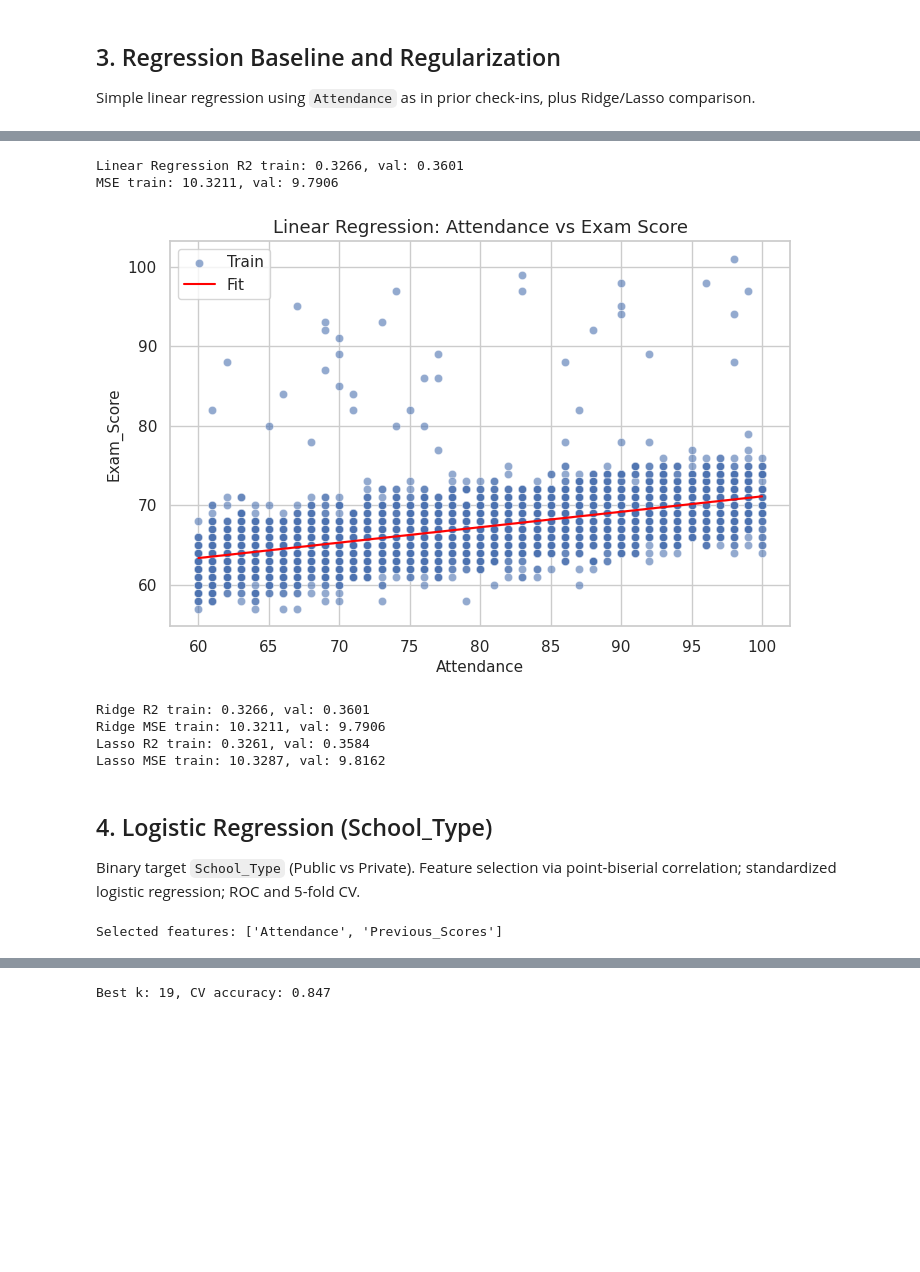
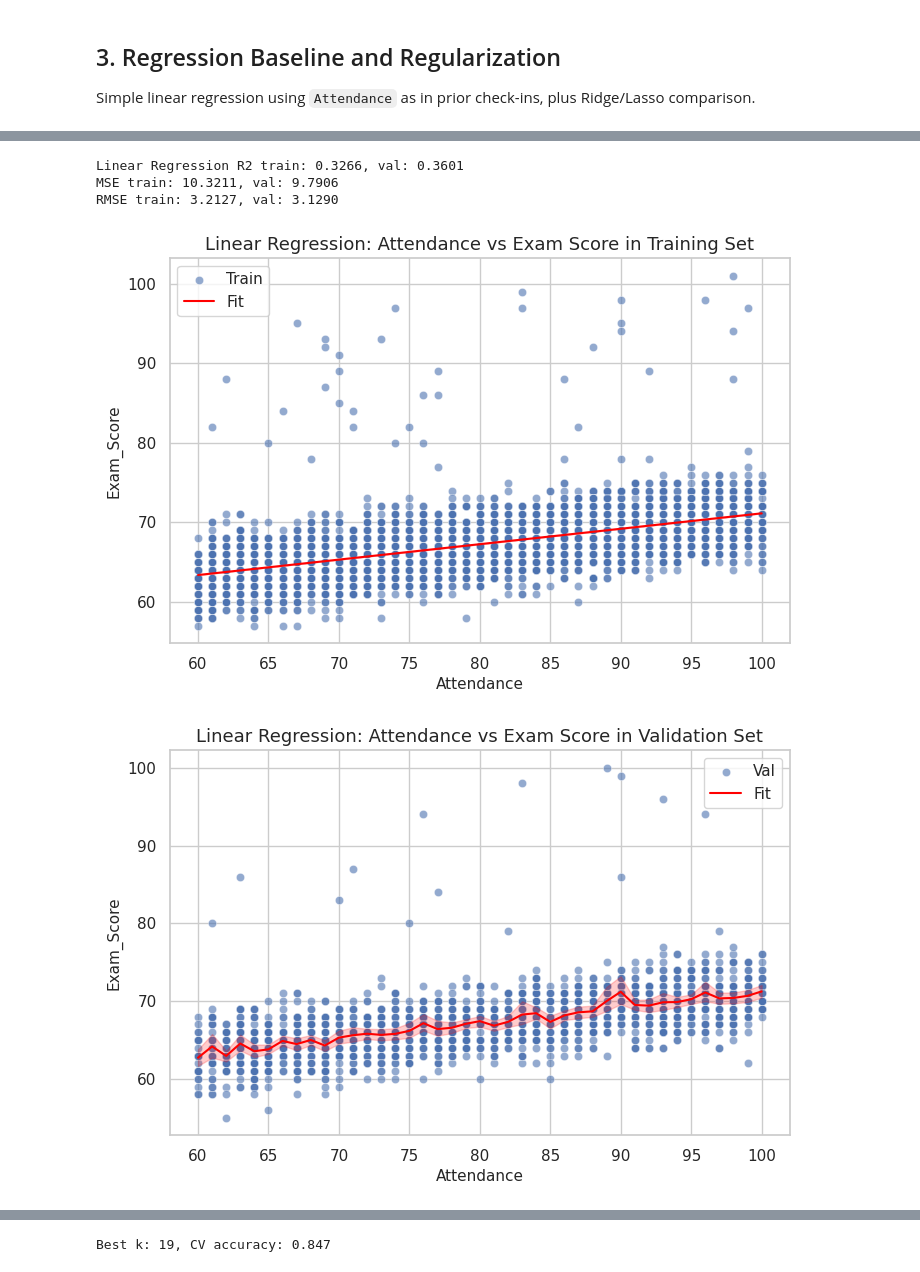
Before and after one commit to AuroraCh814/CS148_25Fall, a Jupyter notebook: notebooks/07_main_pipeline.ipynb, the cells around one changed output, grey strips where cells are left out. Cells and saved outputs as stored; diff of their text form; code cells hidden in the pictures; blank space fills up the shorter version.

```diff
--- a/notebooks/07_main_pipeline.ipynb
+++ b/notebooks/07_main_pipeline.ipynb
@@ -181,66 +188,34 @@ r2_train = r2_score(y_train_reg, y_train_pred)
 r2_val = r2_score(y_val_reg, y_val_pred)
 mse_train = mean_squared_error(y_train_reg, y_train_pred)
 mse_val = mean_squared_error(y_val_reg, y_val_pred)
+rmse_train = np.sqrt(mse_train)
+rmse_val = np.sqrt(mse_val)
 
 print(f"Linear Regression R2 train: {r2_train:.4f}, val: {r2_val:.4f}")
 print(f"MSE train: {mse_train:.4f}, val: {mse_val:.4f}")
+print(f"RMSE train: {rmse_train:.4f}, val: {rmse_val:.4f}")
 # %% [output]
 Linear Regression R2 train: 0.3266, val: 0.3601
 MSE train: 10.3211, val: 9.7906
+RMSE train: 3.2127, val: 3.1290
 # %%
 
 # Plot training fit
 plt.figure(figsize=(8,5))
 sns.scatterplot(x=X_train_reg['Attendance'], y=y_train_reg, label='Train', alpha=0.6)
 sns.lineplot(x=X_train_reg['Attendance'], y=y_train_pred, color='red', label='Fit')
-plt.title('Linear Regression: Attendance vs Exam Score')
+plt.title('Linear Regression: Attendance vs Exam Score in Training Set')
 plt.xlabel('Attendance')
 plt.ylabel('Exam_Score')
 plt.show()
+
+plt.figure(figsize=(8,5))
+sns.scatterplot(x=X_val_reg['Attendance'], y=y_val_reg, label='Val', alpha=0.6)
+sns.lineplot(x=X_val_reg['Attendance'], y=y_val_reg, label='Fit', color='red')
+plt.title('Linear Regression: Attendance vs Exam Score in Validation Set')
+plt.xlabel('Attendance')
+plt.ylabel('Exam_Score')
+plt.show()
 # %% [output]
-[figure, old version]
+[figure, new version]
+[figure, added]
-# %%
-
-# Ridge and Lasso (same single feature for parity with prior check-in)
-ridge = Ridge(alpha=1.0)
-lasso = Lasso(alpha=1.0)
-
-ridge.fit(X_train_reg, y_train_reg)
-lasso.fit(X_train_reg, y_train_reg)
-
-for name, model in [('Ridge', ridge), ('Lasso', lasso)]:
-    y_pred_train = model.predict(X_train_reg)
-    y_pred_val = model.predict(X_val_reg)
-    print(f"{name} R2 train: {r2_score(y_train_reg, y_pred_train):.4f}, val: {r2_score(y_val_reg, y_pred_val):.4f}")
-    print(f"{name} MSE train: {mean_squared_error(y_train_reg, y_pred_train):.4f}, val: {mean_squared_error(y_val_reg, y_pred_val):.4f}")
-# %% [output]
-Ridge R2 train: 0.3266, val: 0.3601
-Ridge MSE train: 10.3211, val: 9.7906
-Lasso R2 train: 0.3261, val: 0.3584
-Lasso MSE train: 10.3287, val: 9.8162
-# %% [markdown]
-
-## 4. Logistic Regression (School_Type)
-Binary target `School_Type` (Public vs Private). Feature selection via point-biserial correlation; standardized logistic regression; ROC and 5-fold CV.
-# %%
-
-# Encode binary target
-log_df = clean_df.copy()
-log_df['School_Type_Binary'] = (log_df['School_Type'] == 'Public').astype(int)
-
-# Numeric features excluding targets
-num_feats = log_df.select_dtypes(include=[np.number]).columns.tolist()
-for drop_col in ['Exam_Score', 'School_Type_Binary']:
-    if drop_col in num_feats:
-        num_feats.remove(drop_col)
-
-# Point-biserial correlations
-corrs = {}
-for col in num_feats:
-    corrs[col] = np.corrcoef(log_df[col], log_df['School_Type_Binary'])[0,1]
-
-corr_series = pd.Series(corrs).dropna().abs().sort_values(ascending=False)
-selected_features = corr_series.head(2).index.tolist()
-print("Selected features:", selected_features)
-# %% [output]
-Selected features: ['Attendance', 'Previous_Scores']
```
Also changed, not shown: parts of 39 cells of this notebook.
